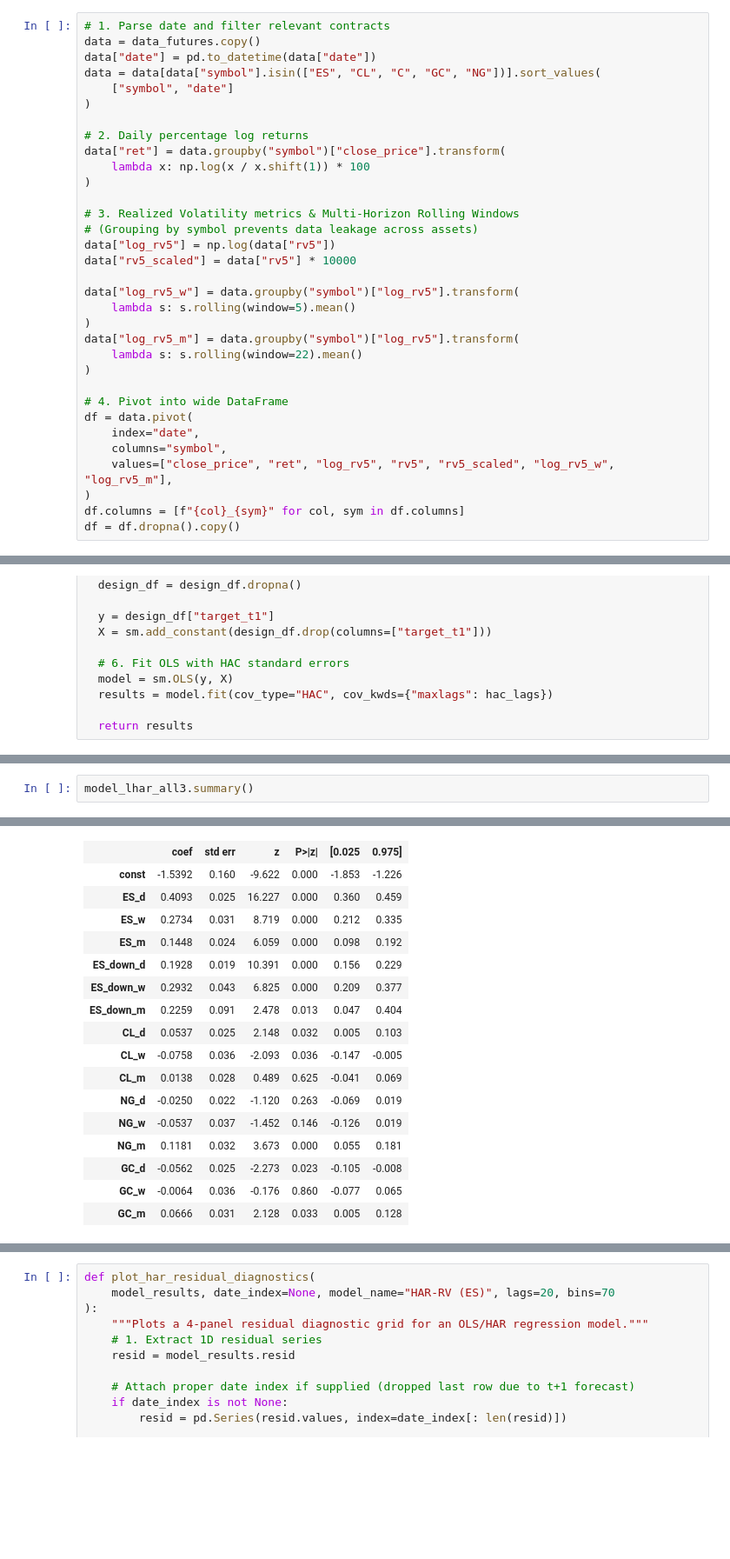
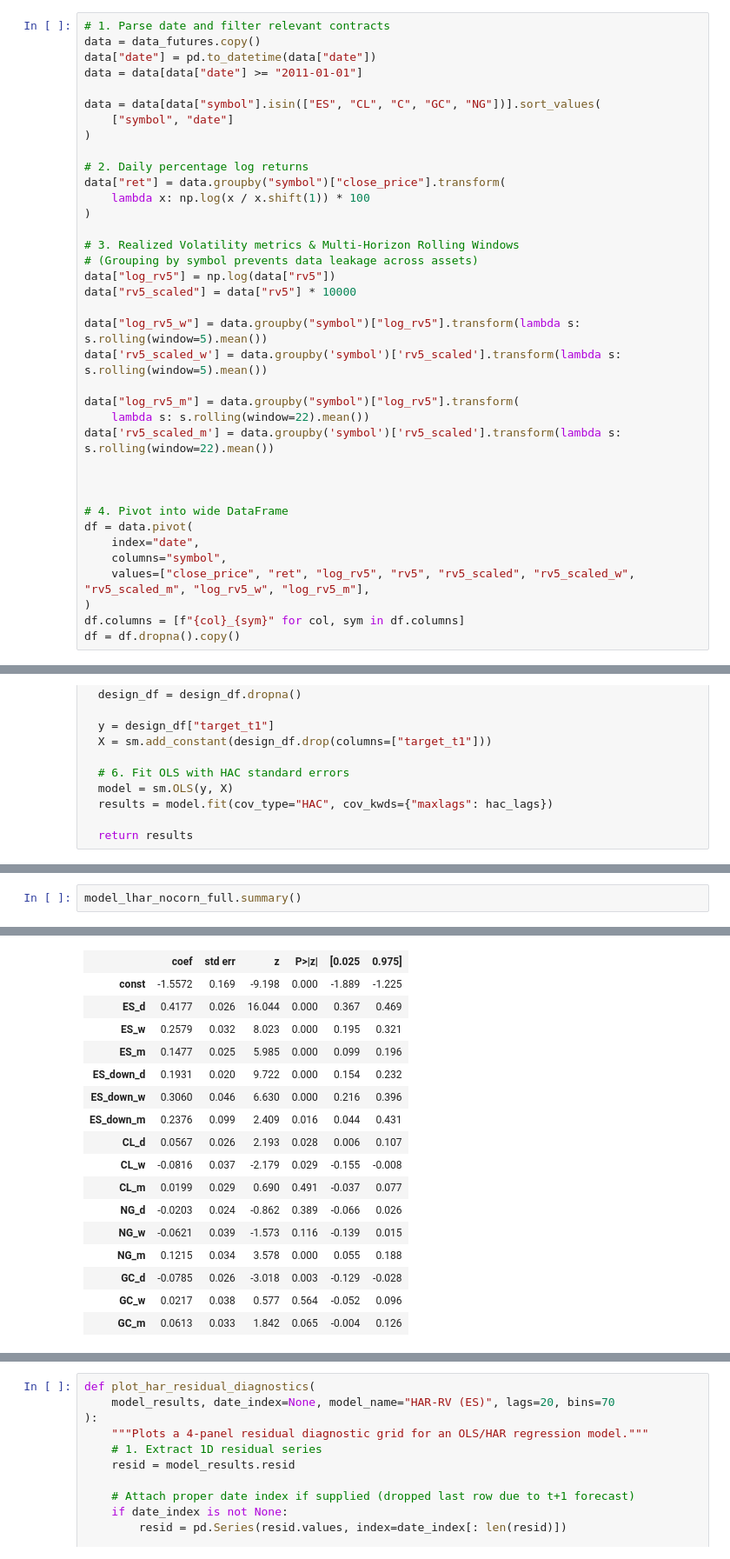
Before and after one commit to Deangr-econ/Quant_methods_project, a Jupyter notebook: HAR_QTFE.ipynb, the cells around one changed output, grey strips where cells are left out. Shown at 87% size. Drawn from its saved outputs; the diff is of its cells as text; blank space fills up the shorter version.

```diff
--- a/HAR_QTFE.ipynb
+++ b/HAR_QTFE.ipynb
@@ -18,6 +18,8 @@ data_futures = pd.read_csv(userdata.get('data_path'))
 # 1. Parse date and filter relevant contracts
 data = data_futures.copy()
 data["date"] = pd.to_datetime(data["date"])
+data = data[data["date"] >= "2011-01-01"]
+
 data = data[data["symbol"].isin(["ES", "CL", "C", "GC", "NG"])].sort_values(
     ["symbol", "date"]
 )
@@ -32,18 +34,20 @@ data["ret"] = data.groupby("symbol")["close_price"].transform(
 data["log_rv5"] = np.log(data["rv5"])
 data["rv5_scaled"] = data["rv5"] * 10000
 
-data["log_rv5_w"] = data.groupby("symbol")["log_rv5"].transform(
-    lambda s: s.rolling(window=5).mean()
-)
+data["log_rv5_w"] = data.groupby("symbol")["log_rv5"].transform(lambda s: s.rolling(window=5).mean())
+data['rv5_scaled_w'] = data.groupby('symbol')['rv5_scaled'].transform(lambda s: s.rolling(window=5).mean())
+
 data["log_rv5_m"] = data.groupby("symbol")["log_rv5"].transform(
-    lambda s: s.rolling(window=22).mean()
-)
+    lambda s: s.rolling(window=22).mean())
+data['rv5_scaled_m'] = data.groupby('symbol')['rv5_scaled'].transform(lambda s: s.rolling(window=22).mean())
+
+
 
 # 4. Pivot into wide DataFrame
 df = data.pivot(
     index="date",
     columns="symbol",
-    values=["close_price", "ret", "log_rv5", "rv5", "rv5_scaled", "log_rv5_w", "log_rv5_m"],
+    values=["close_price", "ret", "log_rv5", "rv5", "rv5_scaled", "rv5_scaled_w", "rv5_scaled_m", "log_rv5_w", "log_rv5_m"],
 )
 df.columns = [f"{col}_{sym}" for col, sym in df.columns]
 df = df.dropna().copy()
@@ -398,5 +424,5 @@ LHAR-X (No Corn + Daily Only)         6919.6503  1346.5468      -3418.0271
 # %%
-model_lhar_all3.summary()
+model_lhar_nocorn_full.summary()
 # %% [output]
 OLS Regression Results
 | Dep. Variable: | target_t1 | R-squared: | 0.727 |
@@ -409,19 +435,19 @@ OLS Regression Results
 | Df Model: | 15 |  |  |
 | Covariance Type: | HAC |  |  |
 |  | coef | std err | z | P>|z| | [0.025 | 0.975] |
-| const | -1.5392 | 0.160 | -9.622 | 0.000 | -1.853 | -1.226 |
-| ES_d | 0.4093 | 0.025 | 16.227 | 0.000 | 0.360 | 0.459 |
-| ES_w | 0.2734 | 0.031 | 8.719 | 0.000 | 0.212 | 0.335 |
-| ES_m | 0.1448 | 0.024 | 6.059 | 0.000 | 0.098 | 0.192 |
-| ES_down_d | 0.1928 | 0.019 | 10.391 | 0.000 | 0.156 | 0.229 |
-| ES_down_w | 0.2932 | 0.043 | 6.825 | 0.000 | 0.209 | 0.377 |
-| ES_down_m | 0.2259 | 0.091 | 2.478 | 0.013 | 0.047 | 0.404 |
-| CL_d | 0.0537 | 0.025 | 2.148 | 0.032 | 0.005 | 0.103 |
-| CL_w | -0.0758 | 0.036 | -2.093 | 0.036 | -0.147 | -0.005 |
-| CL_m | 0.0138 | 0.028 | 0.489 | 0.625 | -0.041 | 0.069 |
-| NG_d | -0.0250 | 0.022 | -1.120 | 0.263 | -0.069 | 0.019 |
-| NG_w | -0.0537 | 0.037 | -1.452 | 0.146 | -0.126 | 0.019 |
-| NG_m | 0.1181 | 0.032 | 3.673 | 0.000 | 0.055 | 0.181 |
-| GC_d | -0.0562 | 0.025 | -2.273 | 0.023 | -0.105 | -0.008 |
-| GC_w | -0.0064 | 0.036 | -0.176 | 0.860 | -0.077 | 0.065 |
-| GC_m | 0.0666 | 0.031 | 2.128 | 0.033 | 0.005 | 0.128 |
+| const | -1.5572 | 0.169 | -9.198 | 0.000 | -1.889 | -1.225 |
+| ES_d | 0.4177 | 0.026 | 16.044 | 0.000 | 0.367 | 0.469 |
+| ES_w | 0.2579 | 0.032 | 8.023 | 0.000 | 0.195 | 0.321 |
+| ES_m | 0.1477 | 0.025 | 5.985 | 0.000 | 0.099 | 0.196 |
+| ES_down_d | 0.1931 | 0.020 | 9.722 | 0.000 | 0.154 | 0.232 |
+| ES_down_w | 0.3060 | 0.046 | 6.630 | 0.000 | 0.216 | 0.396 |
+| ES_down_m | 0.2376 | 0.099 | 2.409 | 0.016 | 0.044 | 0.431 |
+| CL_d | 0.0567 | 0.026 | 2.193 | 0.028 | 0.006 | 0.107 |
+| CL_w | -0.0816 | 0.037 | -2.179 | 0.029 | -0.155 | -0.008 |
+| CL_m | 0.0199 | 0.029 | 0.690 | 0.491 | -0.037 | 0.077 |
+| NG_d | -0.0203 | 0.024 | -0.862 | 0.389 | -0.066 | 0.026 |
+| NG_w | -0.0621 | 0.039 | -1.573 | 0.116 | -0.139 | 0.015 |
+| NG_m | 0.1215 | 0.034 | 3.578 | 0.000 | 0.055 | 0.188 |
+| GC_d | -0.0785 | 0.026 | -3.018 | 0.003 | -0.129 | -0.028 |
+| GC_w | 0.0217 | 0.038 | 0.577 | 0.564 | -0.052 | 0.096 |
+| GC_m | 0.0613 | 0.033 | 1.842 | 0.065 | -0.004 | 0.126 |
```
Also changed, not shown: parts of 14 cells of this notebook.
